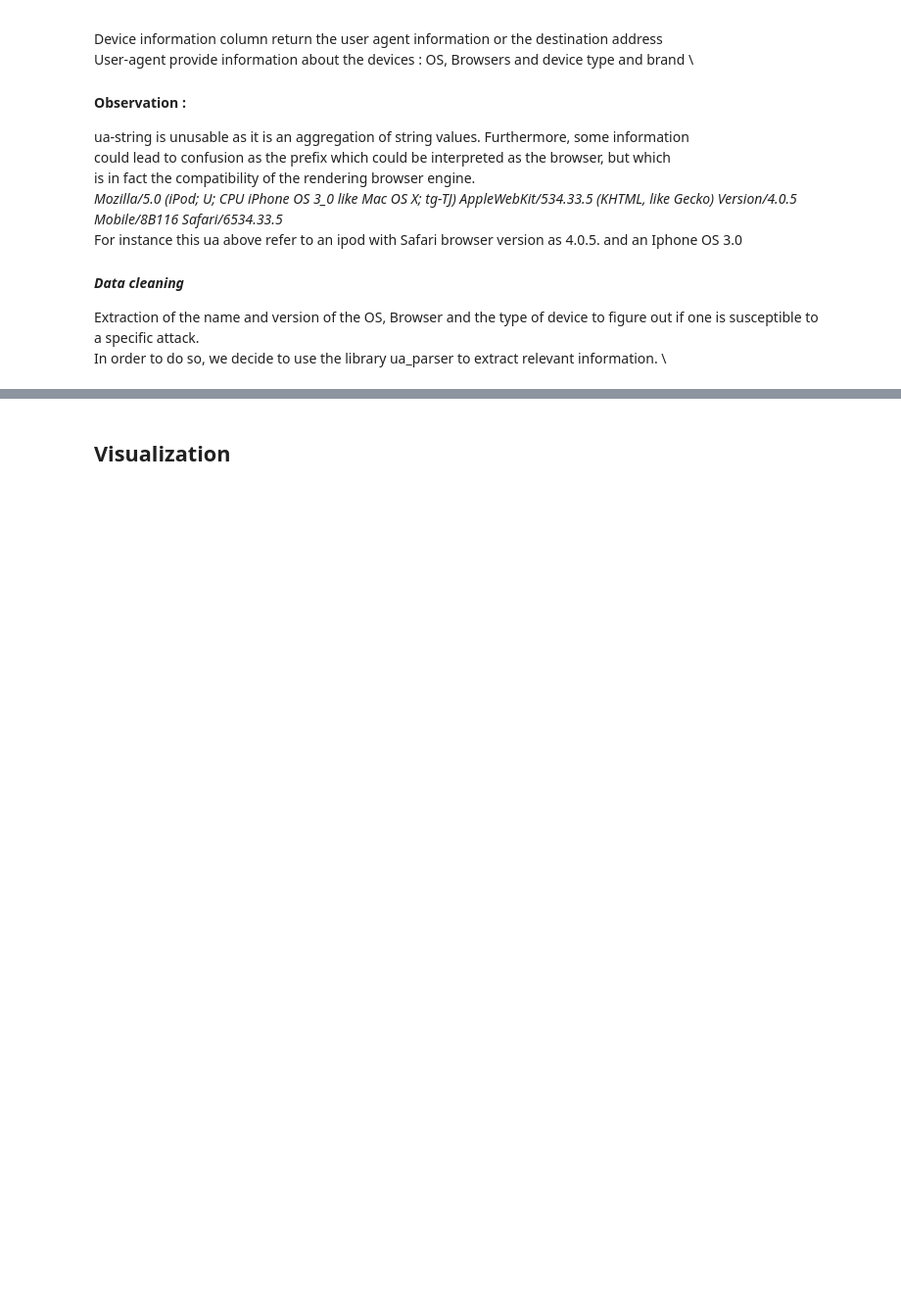
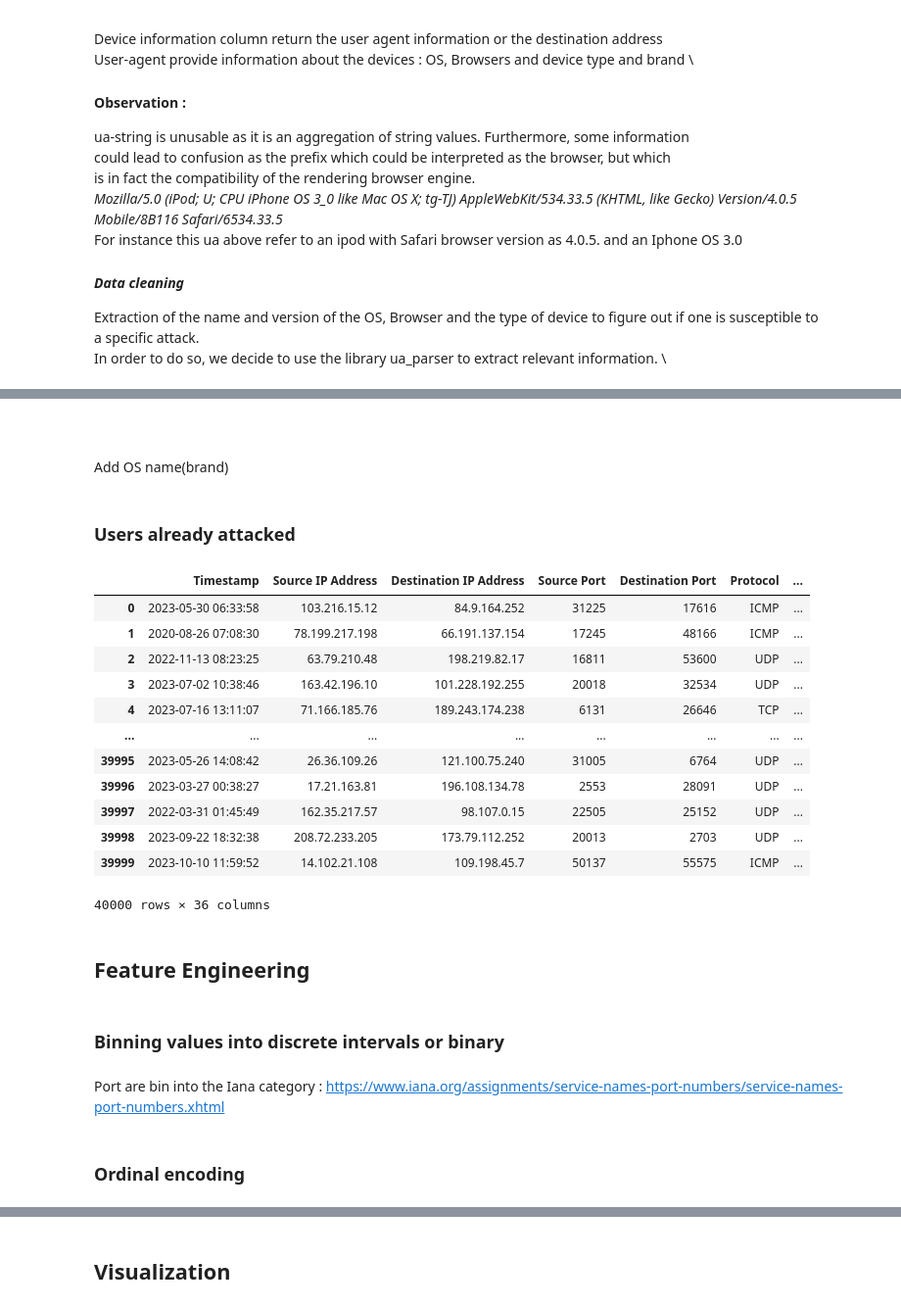
Before and after one commit to victor-coppin/ML_CyberAttack, a Jupyter notebook: CyberAttack_predictor.ipynb, the cells around one changed output, grey strips where cells are left out. Shown at 98% size. Saved outputs shown, nothing was run; the diff lists cells and outputs as text; code cells hidden in the pictures; blank space fills up the shorter version.

```diff
--- a/CyberAttack_predictor.ipynb
+++ b/CyberAttack_predictor.ipynb
@@ -82,0 +148,55 @@ df_OS_list = pd.read_excel('Data/list_os_ browsers.xlsx', sheet_name='EOC OS')
+# %%
+'''df_timestamp = df['Timestamp'].to_timestamp()'''
+df['Timestamp'] = pd.to_datetime(df['Timestamp'])
+df['hour'] = df['Timestamp'].dt.hour
+def night(hour):
+    if hour > 22 or hour < 6:
+        return 1
+    else:
+        return 0
+df['night'] = df['hour'].apply( lambda hour: night(hour))
+# %% [markdown]
+##
+# %% [markdown]
+Add OS name(brand)
+# %%
+def version_os_name(row):
+    ua = row['Device Information']
+    parsed_ua = parse_ua(ua)
+    os_name = parsed_ua.os['name']
+    return os_name
+df['version_os_name'] = df.apply(version_os_name, axis=1)
+# %% [markdown]
+### Users already attacked
+# %%
+#Create a series of users that have been attacked several times
+user_nb_attack = df['User Information'].value_counts()
+attacked = user_nb_attack[user_nb_attack > 1].index
+def attacked_users(row):
+    if row['User Information'] in attacked:
+        return 1
+    else:
+        return 0
+df['attacked'] = df.apply(lambda row: attacked_users(row), axis=1)
+df
+# %% [output]
+|  | Timestamp | Source IP Address | Destination IP Address | Source Port | Destination Port | Protocol | ... |
+| 0 | 2023-05-30 06:33:58 | 103.216.15.12 | 84.9.164.252 | 31225 | 17616 | ICMP | ... |
+| 1 | 2020-08-26 07:08:30 | 78.199.217.198 | 66.191.137.154 | 17245 | 48166 | ICMP | ... |
+| 2 | 2022-11-13 08:23:25 | 63.79.210.48 | 198.219.82.17 | 16811 | 53600 | UDP | ... |
+| 3 | 2023-07-02 10:38:46 | 163.42.196.10 | 101.228.192.255 | 20018 | 32534 | UDP | ... |
+| 4 | 2023-07-16 13:11:07 | 71.166.185.76 | 189.243.174.238 | 6131 | 26646 | TCP | ... |
+| ... | ... | ... | ... | ... | ... | ... | ... |
+| 39995 | 2023-05-26 14:08:42 | 26.36.109.26 | 121.100.75.240 | 31005 | 6764 | UDP | ... |
+| 39996 | 2023-03-27 00:38:27 | 17.21.163.81 | 196.108.134.78 | 2553 | 28091 | UDP | ... |
+| 39997 | 2022-03-31 01:45:49 | 162.35.217.57 | 98.107.0.15 | 22505 | 25152 | UDP | ... |
+| 39998 | 2023-09-22 18:32:38 | 208.72.233.205 | 173.79.112.252 | 20013 | 2703 | UDP | ... |
+| 39999 | 2023-10-10 11:59:52 | 14.102.21.108 | 109.198.45.7 | 50137 | 55575 | ICMP | ... |
+40000 rows × 36 columns
+# %% [markdown]
+## Feature Engineering
+# %% [markdown]
+### Binning values into discrete intervals or binary
+# %% [markdown]
+Port are bin into the Iana category :
+https://www.iana.org/assignments/service-names-port-numbers/service-names-port-numbers.xhtml
@@ -82,0 +248,2 @@ df_OS_list = pd.read_excel('Data/list_os_ browsers.xlsx', sheet_name='EOC OS')
+# %% [markdown]
+### Ordinal encoding
```
Also changed, not shown: parts of 21 cells of this notebook, 1 other file.
